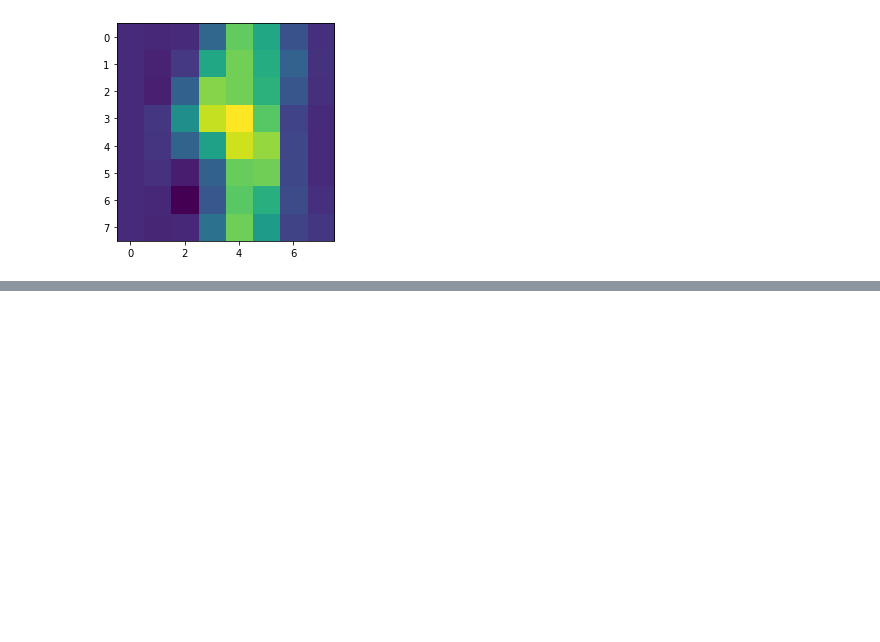
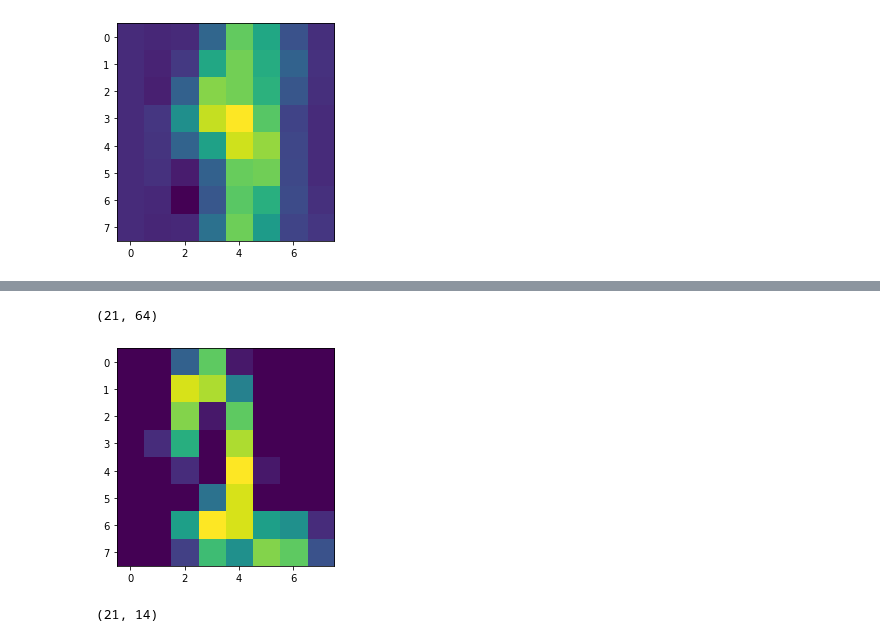
Before and after one commit to alifele/Brain_Computer_Interface, a Jupyter notebook: Important_Reminder_of_Methods.ipynb, the cells around one changed output, grey strips where cells are left out. Cells and saved outputs as stored; diff of their text form; code cells hidden in the pictures; blank space fills up the shorter version.

```diff
--- a/Important_Reminder_of_Methods.ipynb
+++ b/Important_Reminder_of_Methods.ipynb
@@ -175,0 +198,13 @@ plt.imshow(DIGIT[21].reshape((8,8)))
+# %%
+test = digits['data'][:21]
+plt.imshow(test[12].reshape((8,8)))
+test.shape
+# %% [output]
+(21, 64)
+[figure, added]
+# %%
+pca = PCA(14)
+test_PCA = pca.fit_transform(test)
+test_PCA.shape
+# %% [output]
+(21, 14)
```
Also changed, not shown: parts of 2 cells of this notebook.
